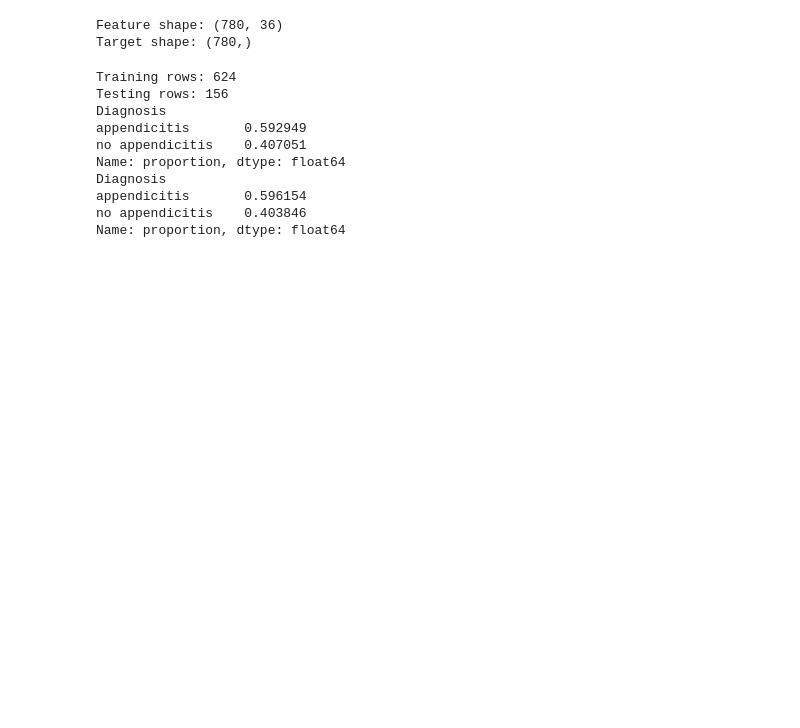
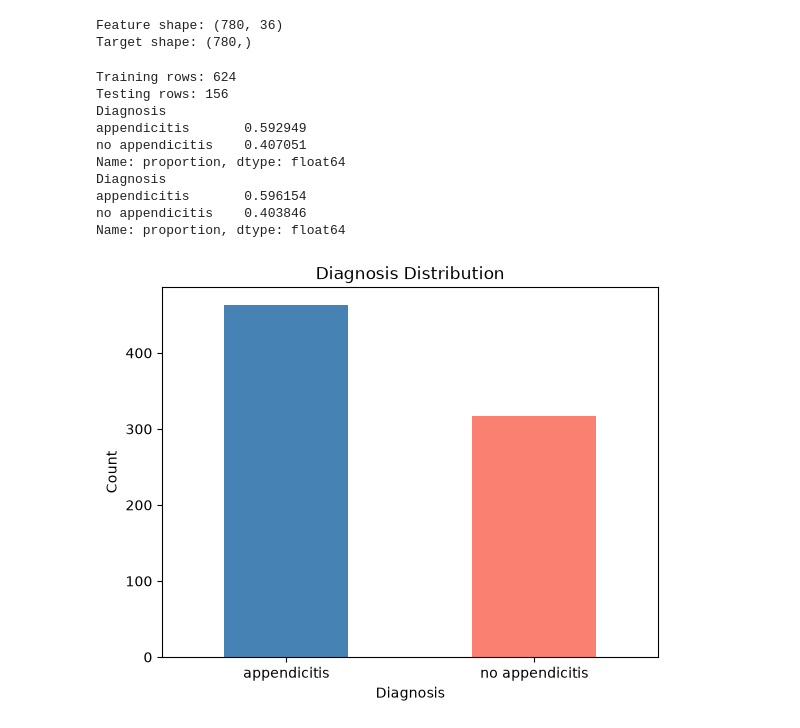
Before and after one commit to Mil9nn/pediatric-appendicitis-ml, a Jupyter notebook: main.ipynb, the cells around one changed output. Cells and saved outputs as stored; diff of their text form; code cells hidden in the pictures; blank space fills up the shorter version.

```diff
--- a/main.ipynb
+++ b/main.ipynb
@@ -142,3 +142,15 @@ Diagnosis
 appendicitis       0.596154
 no appendicitis    0.403846
 Name: proportion, dtype: float64
+# %%
+import matplotlib.pyplot as plt
+
+# Bar plot of Diagnosis classes
+df["Diagnosis"].value_counts().plot(kind="bar", color=["steelblue", "salmon"])
+plt.title("Diagnosis Distribution")
+plt.xlabel("Diagnosis")
+plt.ylabel("Count")
+plt.xticks(rotation=0)
+plt.show()
+# %% [output]
+[figure, added]
```
Also changed, not shown: parts of 15 cells of this notebook.
